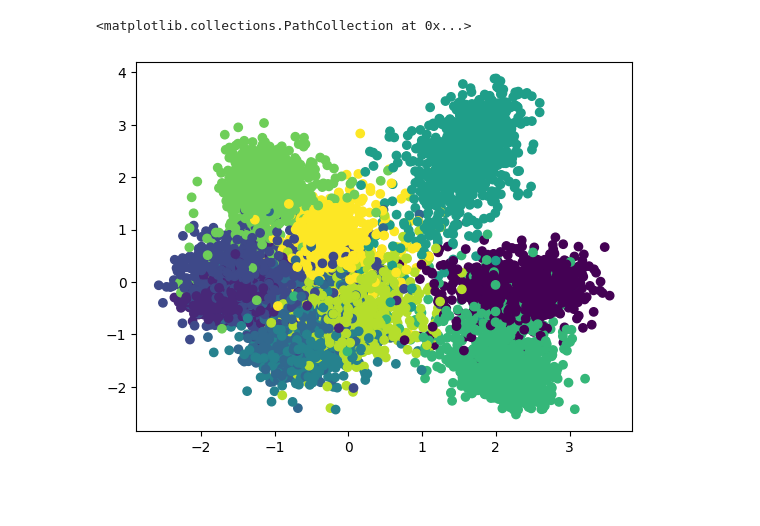
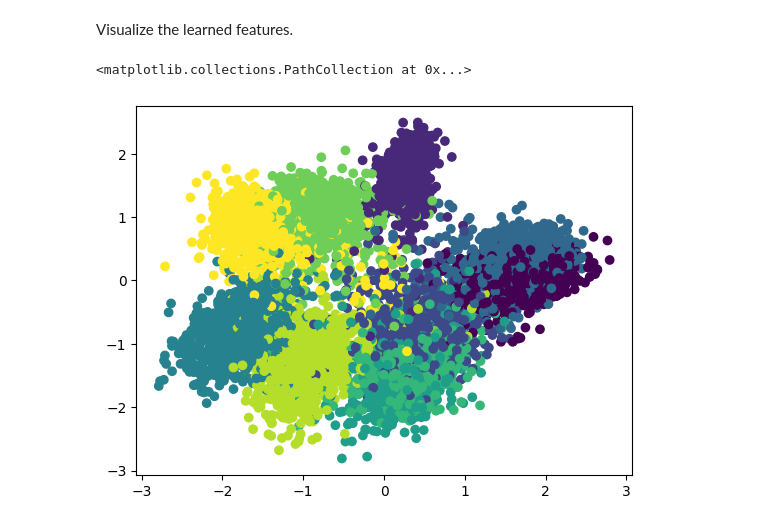
Before and after one commit to XiangxiangXu/MCR, a Jupyter notebook: H_nest_mnist.ipynb, the cells around one changed output. Saved outputs shown, nothing was run; the diff lists cells and outputs as text; code cells hidden in the pictures; blank space fills up the shorter version.

```diff
--- a/H_nest_mnist.ipynb
+++ b/H_nest_mnist.ipynb
@@ -159,17 +168,32 @@ test_hscore = tensor(1.6616) | acc =  tensor(1.)
 # %%
+detach = lambda x: x.cpu().detach()
 
 # Test
 cnt_total = 0
 cnt_correct = 0
 var_f = 0
 var_g = 0
-f_long = []
-g_long = []
+f_long = [] # concatenated feature
+g_long = [] # concatenated feature
 y_long = []
+fg_model.eval()
+
+k = fdim # use only first k dims
 with torch.no_grad():
     for x, y in test_loader:
         y_onehot = torch.eye(num_classes)[y] # one-hot encoding
-        f, g = fg_model(x, y_onehot)
+        f, g = fg_model(x.to(device), y_onehot.to(device))
+        g_eye = fg_model.gnet(torch.eye(num_classes).to(device))
+        f = detach(f)
+        g = detach(g)
+        g_eye = detach(g_eye)
+        pygx, y_pred = mcr_pred(f[:, :k], g_eye[:, :k], py)
+        acc = (y_pred == y).sum() / float(y.size(0)) # accuracy
+        var_f += torch.var(f, axis = 0) * float(y.size(0))
+        var_g += torch.var(g, axis = 0) * float(y.size(0))
+        cnt_total += float(y.size(0))
+        cnt_correct += (y_pred == y).sum()
+        # concatenate to a long tensor
         if len(f_long) == 0:
             f_long = f
             g_long = g
@@ -178,15 +202,9 @@ with torch.no_grad():
             f_long = torch.cat((f_long, f), 0)
             g_long = torch.cat((g_long, g), 0)
             y_long = torch.cat((y_long, y), 0)
-        pygx, y_pred = fg_model.pred(x, py)
-        acc = (y_pred == y).sum() / float(y.size(0)) # accuracy
-        var_f += torch.var(f, axis = 0) * float(y.size(0))
-        var_g += torch.var(g, axis = 0) * float(y.size(0))
-        cnt_total += float(y.size(0))
-        cnt_correct += (y_pred == y).sum()
-        print('test_hscore =', neg_hscore_nest(f, g), '| acc = ', acc)
+        #print('test_hscore =', neg_hscore_nest(f, g), '| acc = ', acc)
 test_acc = cnt_correct / cnt_total
 var_f = var_f / cnt_total
 var_g = var_g / cnt_total
-print(test_acc)
+print('acc = ', test_acc)
 # %% [output]
@@ -217,8 +221,10 @@ plt.stem(spec)
+# %% [markdown]
+Visualize the learned features.
 # %%
 y_long = y_long.numpy()
 # %%
-dim = 3
+dim = 1
 plt.scatter(f_long[:, 0], f_long[:, dim], c = y_long)
 # %% [output]
 <matplotlib.collections.PathCollection at 0x...>
-[figure, old version]
+[figure, new version]
```
Also changed, not shown: parts of 6 cells of this notebook.
